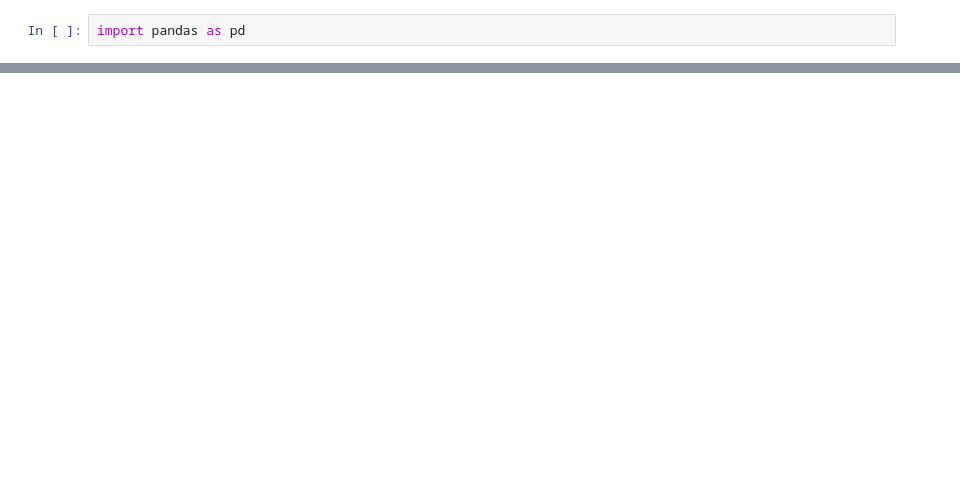
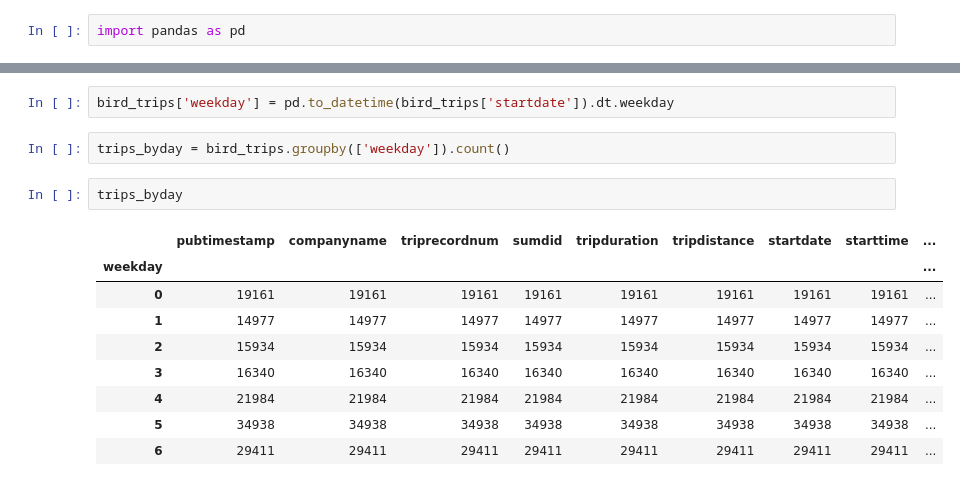
Before and after one commit to NSS-Full-Time-Data-Analytics-11/nashville-scooters-patches, a Jupyter notebook: notebooks/EDA_scooters.ipynb, the cells around one changed output, grey strips where cells are left out. Drawn from its saved outputs; the diff is of its cells as text; blank space fills up the shorter version.

```diff
--- a/notebooks/EDA_scooters.ipynb
+++ b/notebooks/EDA_scooters.ipynb
@@ -44,0 +78,16 @@ dtype: int64
+# %%
+bird_trips['weekday'] = pd.to_datetime(bird_trips['startdate']).dt.weekday
+# %%
+trips_byday = bird_trips.groupby(['weekday']).count()
+# %%
+trips_byday
+# %% [output]
+|  | pubtimestamp | companyname | triprecordnum | sumdid | tripduration | tripdistance | startdate | starttime | ... |
+| weekday |  |  |  |  |  |  |  |  | ... |
+| 0 | 19161 | 19161 | 19161 | 19161 | 19161 | 19161 | 19161 | 19161 | ... |
+| 1 | 14977 | 14977 | 14977 | 14977 | 14977 | 14977 | 14977 | 14977 | ... |
+| 2 | 15934 | 15934 | 15934 | 15934 | 15934 | 15934 | 15934 | 15934 | ... |
+| 3 | 16340 | 16340 | 16340 | 16340 | 16340 | 16340 | 16340 | 16340 | ... |
+| 4 | 21984 | 21984 | 21984 | 21984 | 21984 | 21984 | 21984 | 21984 | ... |
+| 5 | 34938 | 34938 | 34938 | 34938 | 34938 | 34938 | 34938 | 34938 | ... |
+| 6 | 29411 | 29411 | 29411 | 29411 | 29411 | 29411 | 29411 | 29411 | ... |
```
Also changed, not shown: parts of 28 cells of this notebook, 1 other file.
